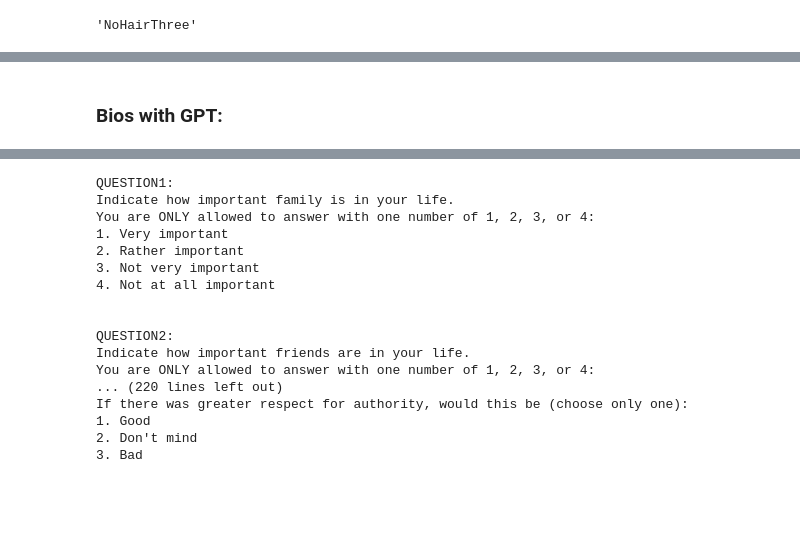
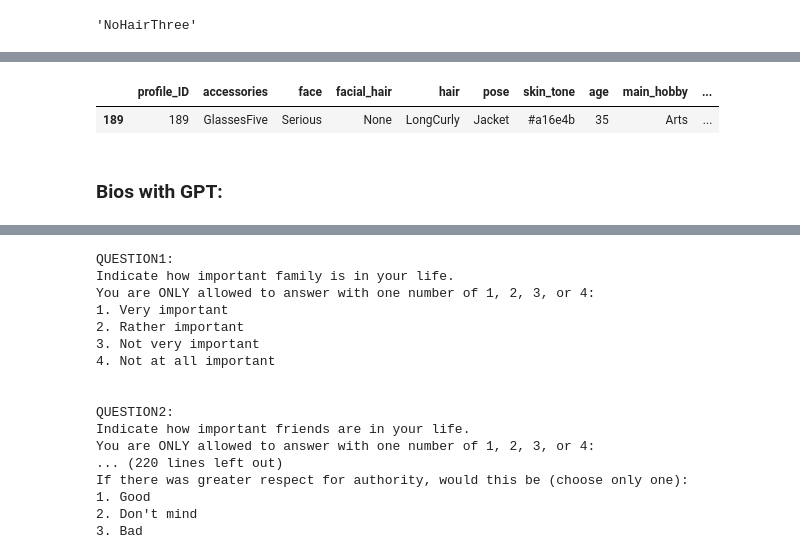
Before and after one commit to sofiahafner/dating-app-experiment, a Jupyter notebook: profiles/ProfileCreation.ipynb, the cells around one changed output, grey strips where cells are left out. Saved outputs shown, nothing was run; the diff lists cells and outputs as text; code cells hidden in the pictures; blank space fills up the shorter version.

```diff
--- a/profiles/ProfileCreation.ipynb
+++ b/profiles/ProfileCreation.ipynb
@@ -445,2 +440,0 @@ final_df.to_json('/Users/franziskahafner/Desktop/oii/trinity/thesis/experiment/d
-# %% [markdown]
-### Bios with GPT:
@@ -447,3 +443,10 @@ final_df.to_json('/Users/franziskahafner/Desktop/oii/trinity/thesis/experiment/d
+# %%
+final_df[final_df["profile_ID"]==189]
+# %% [output]
+|  | profile_ID | accessories | face | facial_hair | hair | pose | skin_tone | age | main_hobby | ... |
+| 189 | 189 | GlassesFive | Serious | None | LongCurly | Jacket | #a16e4b | 35 | Arts | ... |
+# %% [markdown]
+### Bios with GPT:
 # %%
 import os
 import dotenv
```
Also changed, not shown: parts of 19 cells of this notebook, 14 other files.
